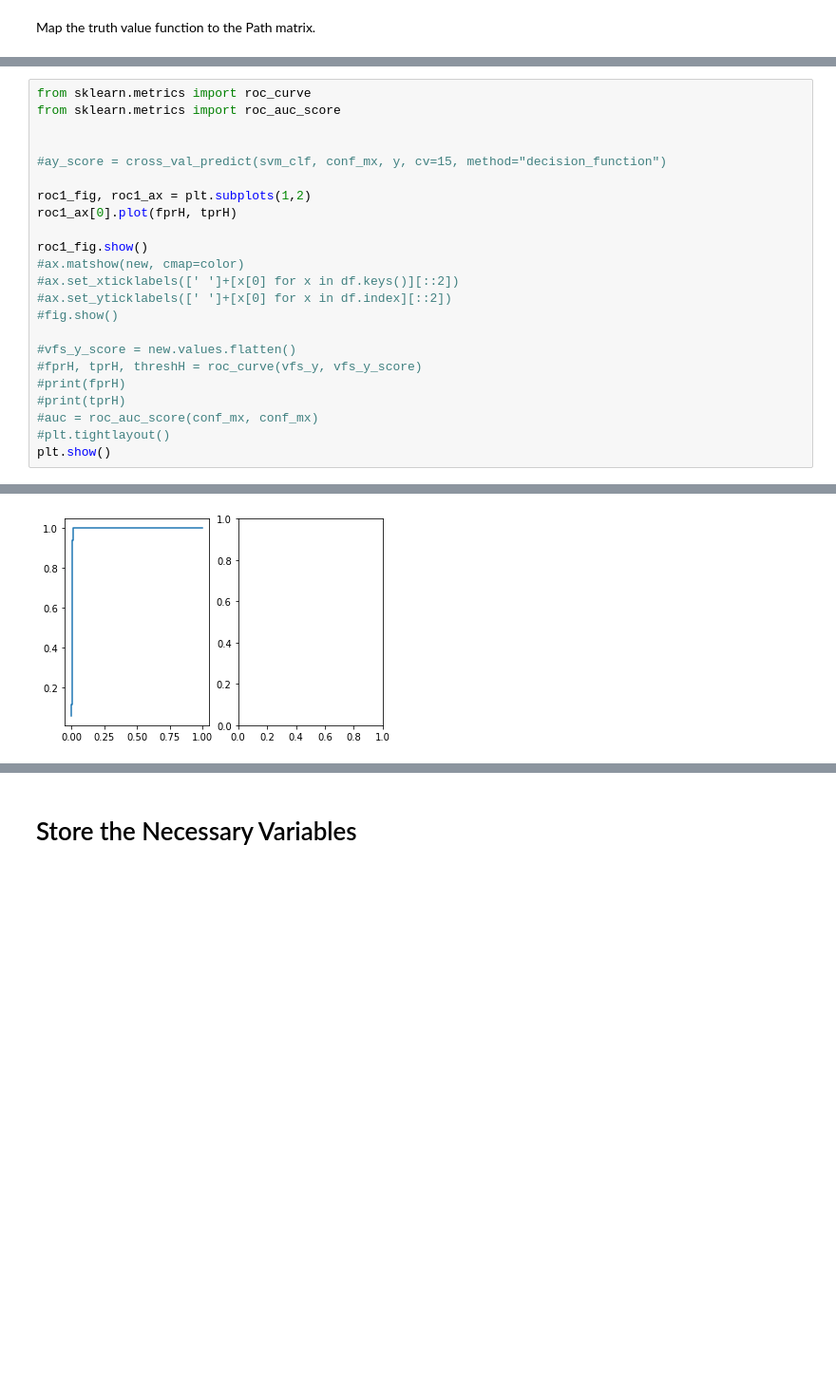
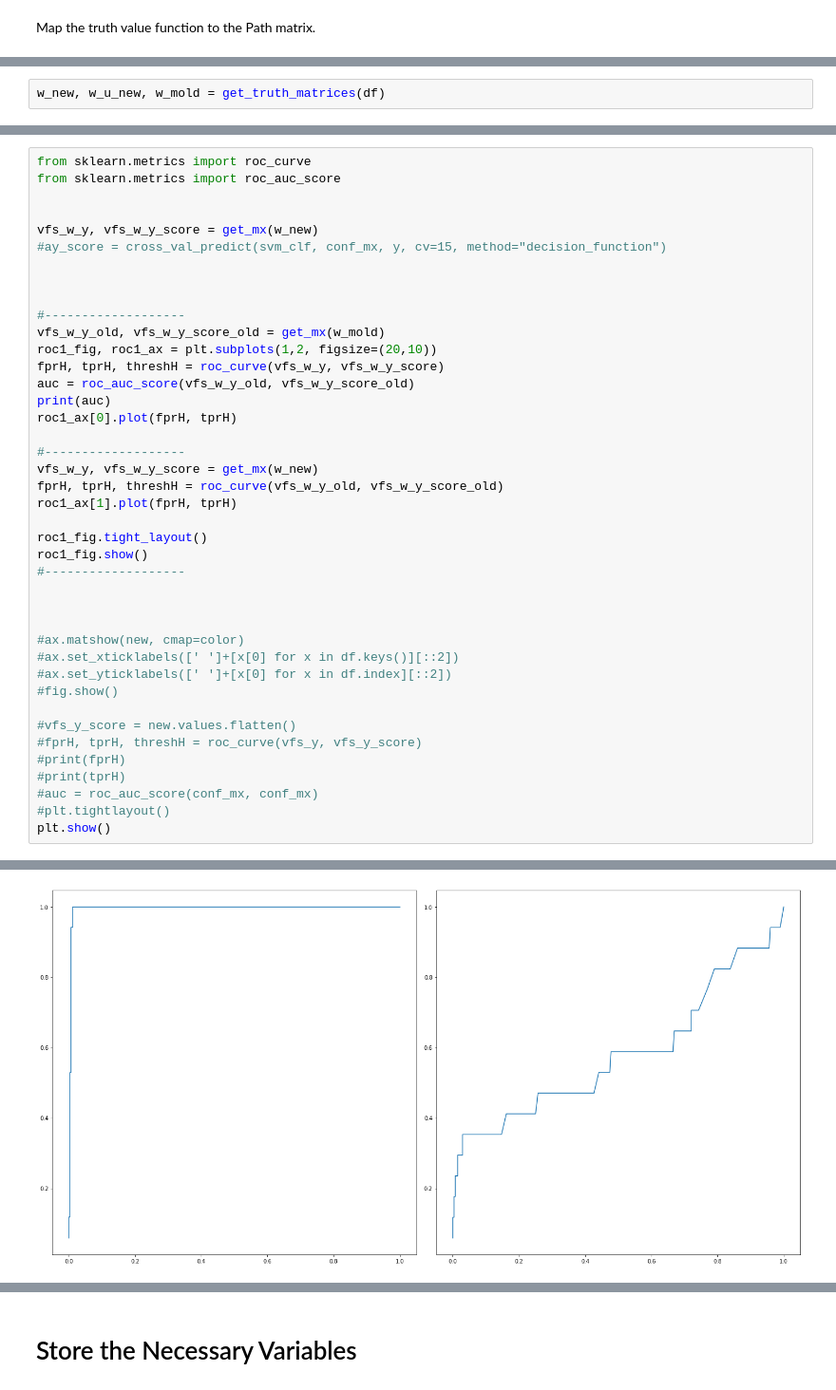
Before and after one commit to jibalio/computational-fact-checking, a Jupyter notebook: Computational Fact Checking.ipynb, the cells around one changed output, grey strips where cells are left out. Shown at 95% size. Drawn from its saved outputs; the diff is of its cells as text; blank space fills up the shorter version.

```diff
--- a/Computational Fact Checking.ipynb
+++ b/Computational Fact Checking.ipynb
@@ -239,0 +259,2 @@ mold = mold.astype('float64')
+# %%
+w_new, w_u_new, w_mold = get_truth_matrices(df)
@@ -260,12 +299,30 @@ from sklearn.metrics import roc_curve
 from sklearn.metrics import roc_auc_score
 
 
+vfs_w_y, vfs_w_y_score = get_mx(w_new)
 #ay_score = cross_val_predict(svm_clf, conf_mx, y, cv=15, method="decision_function")
 
-roc1_fig, roc1_ax = plt.subplots(1,2)
+
+
+#-------------------
+vfs_w_y_old, vfs_w_y_score_old = get_mx(w_mold)
+roc1_fig, roc1_ax = plt.subplots(1,2, figsize=(20,10))
+fprH, tprH, threshH = roc_curve(vfs_w_y, vfs_w_y_score)
+auc = roc_auc_score(vfs_w_y_old, vfs_w_y_score_old)
+print(auc)
 roc1_ax[0].plot(fprH, tprH)
 
+#-------------------
+vfs_w_y, vfs_w_y_score = get_mx(w_new)
+fprH, tprH, threshH = roc_curve(vfs_w_y_old, vfs_w_y_score_old)
+roc1_ax[1].plot(fprH, tprH)
+
+roc1_fig.tight_layout()
 roc1_fig.show()
+#-------------------
+
+
+
 #ax.matshow(new, cmap=color)
 #ax.set_xticklabels([' ']+[x[0] for x in df.keys()][::2])
 #ax.set_yticklabels([' ']+[x[0] for x in df.index][::2])
@@ -282 +340 @@ plt.show()
-[figure, old version]
+[figure, new version]
```
Also changed, not shown: parts of 24 cells of this notebook, 13 other files.
